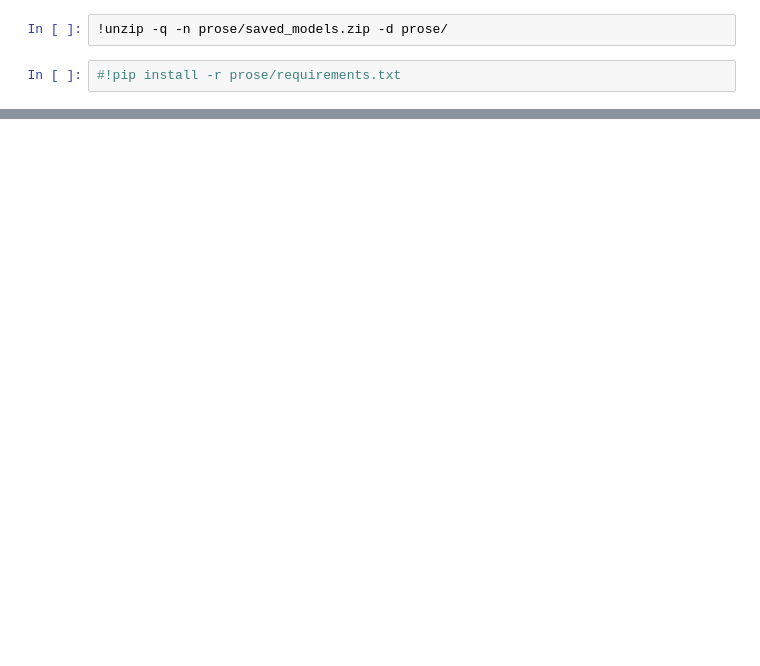
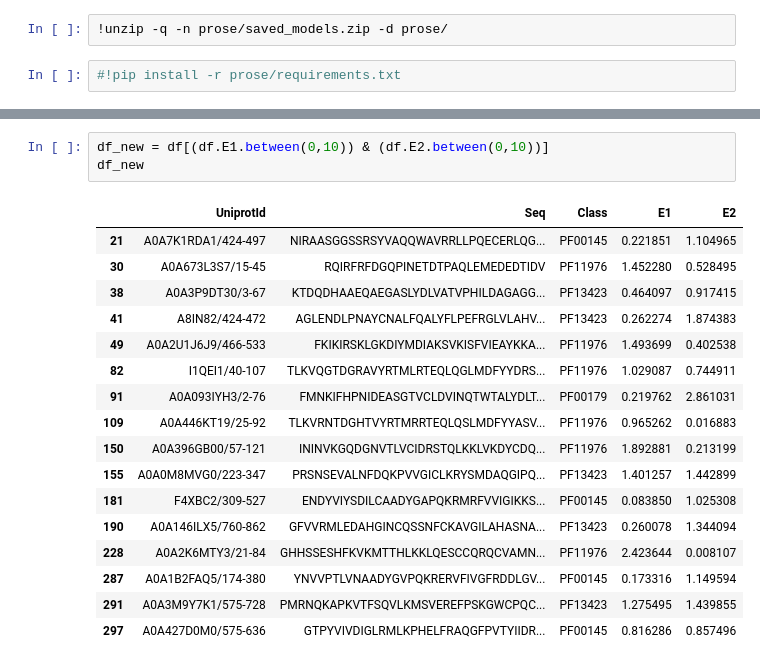
Before and after one commit to yassermb/AI4Biologists, a Jupyter notebook: notebooks/PLM.ipynb, the cells around one changed output, grey strips where cells are left out. Cells and saved outputs as stored; diff of their text form; blank space fills up the shorter version.

```diff
--- a/notebooks/PLM.ipynb
+++ b/notebooks/PLM.ipynb
@@ -136,0 +189,21 @@ array([[ -32.147305, -293.99146 ],
+# %%
+df_new = df[(df.E1.between(0,10)) & (df.E2.between(0,10))]
+df_new
+# %% [output]
+|  | UniprotId | Seq | Class | E1 | E2 |
+| 21 | A0A7K1RDA1/424-497 | NIRAASGGSSRSYVAQQWAVRRLLPQECERLQG... | PF00145 | 0.221851 | 1.104965 |
+| 30 | A0A673L3S7/15-45 | RQIRFRFDGQPINETDTPAQLEMEDEDTIDV | PF11976 | 1.452280 | 0.528495 |
+| 38 | A0A3P9DT30/3-67 | KTDQDHAAEQAEGASLYDLVATVPHILDAGAGG... | PF13423 | 0.464097 | 0.917415 |
+| 41 | A8IN82/424-472 | AGLENDLPNAYCNALFQALYFLPEFRGLVLAHV... | PF13423 | 0.262274 | 1.874383 |
+| 49 | A0A2U1J6J9/466-533 | FKIKIRSKLGKDIYMDIAKSVKISFVIEAYKKA... | PF11976 | 1.493699 | 0.402538 |
+| 82 | I1QEI1/40-107 | TLKVQGTDGRAVYRTMLRTEQLQGLMDFYYDRS... | PF11976 | 1.029087 | 0.744911 |
+| 91 | A0A093IYH3/2-76 | FMNKIFHPNIDEASGTVCLDVINQTWTALYDLT... | PF00179 | 0.219762 | 2.861031 |
+| 109 | A0A446KT19/25-92 | TLKVRNTDGHTVYRTMRRTEQLQSLMDFYYASV... | PF11976 | 0.965262 | 0.016883 |
+| 150 | A0A396GB00/57-121 | ININVKGQDGNVTLVCIDRSTQLKKLVKDYCDQ... | PF11976 | 1.892881 | 0.213199 |
+| 155 | A0A0M8MVG0/223-347 | PRSNSEVALNFDQKPVVGICLKRYSMDAQGIPQ... | PF13423 | 1.401257 | 1.442899 |
+| 181 | F4XBC2/309-527 | ENDYVIYSDILCAADYGAPQKRMRFVVIGIKKS... | PF00145 | 0.083850 | 1.025308 |
+| 190 | A0A146ILX5/760-862 | GFVVRMLEDAHGINCQSSNFCKAVGILAHASNA... | PF13423 | 0.260078 | 1.344094 |
+| 228 | A0A2K6MTY3/21-84 | GHHSSESHFKVKMTTHLKKLQESCCQRQCVAMN... | PF11976 | 2.423644 | 0.008107 |
+| 287 | A0A1B2FAQ5/174-380 | YNVVPTLVNAADYGVPQKRERVFIVGFRDDLGV... | PF00145 | 0.173316 | 1.149594 |
+| 291 | A0A3M9Y7K1/575-728 | PMRNQKAPKVTFSQVLKMSVEREFPSKGWCPQC... | PF13423 | 1.275495 | 1.439855 |
+| 297 | A0A427D0M0/575-636 | GTPYVIVDIGLRMLKPHELFRAQGFPVTYIIDR... | PF00145 | 0.816286 | 0.857496 |
```
Also changed, not shown: parts of 40 cells of this notebook.
